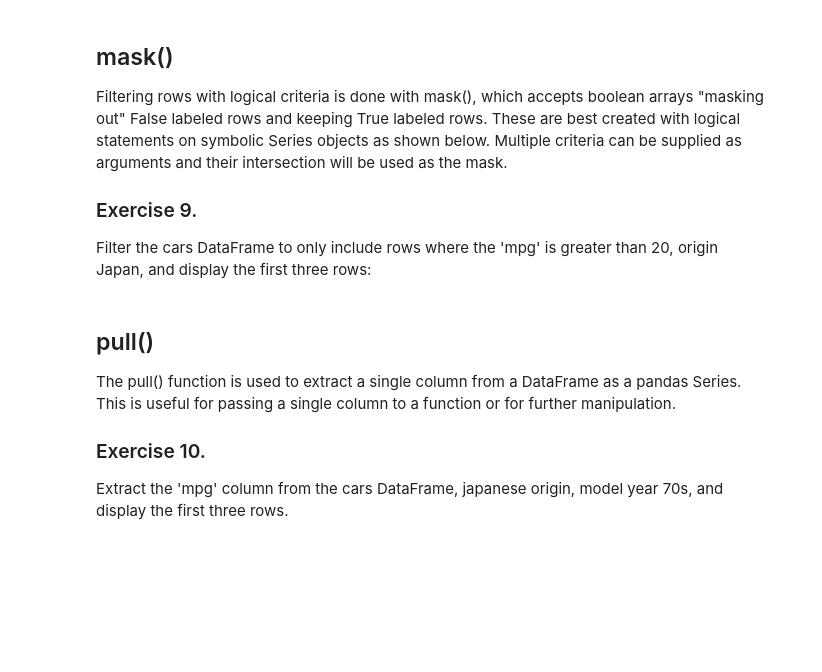
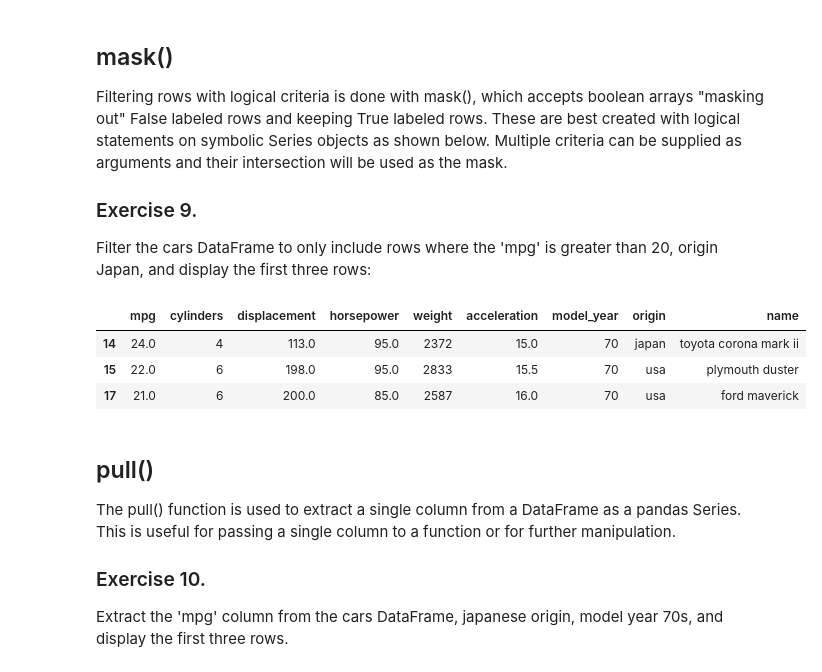
Before and after one commit to bartek00000/descripitve_stat, a Jupyter notebook: Report1.ipynb, the cells around one changed output. Cells and saved outputs as stored; diff of their text form; code cells hidden in the pictures; blank space fills up the shorter version.

```diff
--- a/Report1.ipynb
+++ b/Report1.ipynb
@@ -164,3 +172,10 @@ Filter the cars DataFrame to only include rows where the 'mpg' is greater than 2
+# %%
+cars >> mask((X.mpg >20 ) | (X.origin == "Japan")) >> head(3)
+# %% [output]
+|  | mpg | cylinders | displacement | horsepower | weight | acceleration | model_year | origin | name |
+| 14 | 24.0 | 4 | 113.0 | 95.0 | 2372 | 15.0 | 70 | japan | toyota corona mark ii |
+| 15 | 22.0 | 6 | 198.0 | 95.0 | 2833 | 15.5 | 70 | usa | plymouth duster |
+| 17 | 21.0 | 6 | 200.0 | 85.0 | 2587 | 16.0 | 70 | usa | ford maverick |
 # %% [markdown]
 ## pull()
 
```
Also changed, not shown: parts of 7 cells of this notebook.
